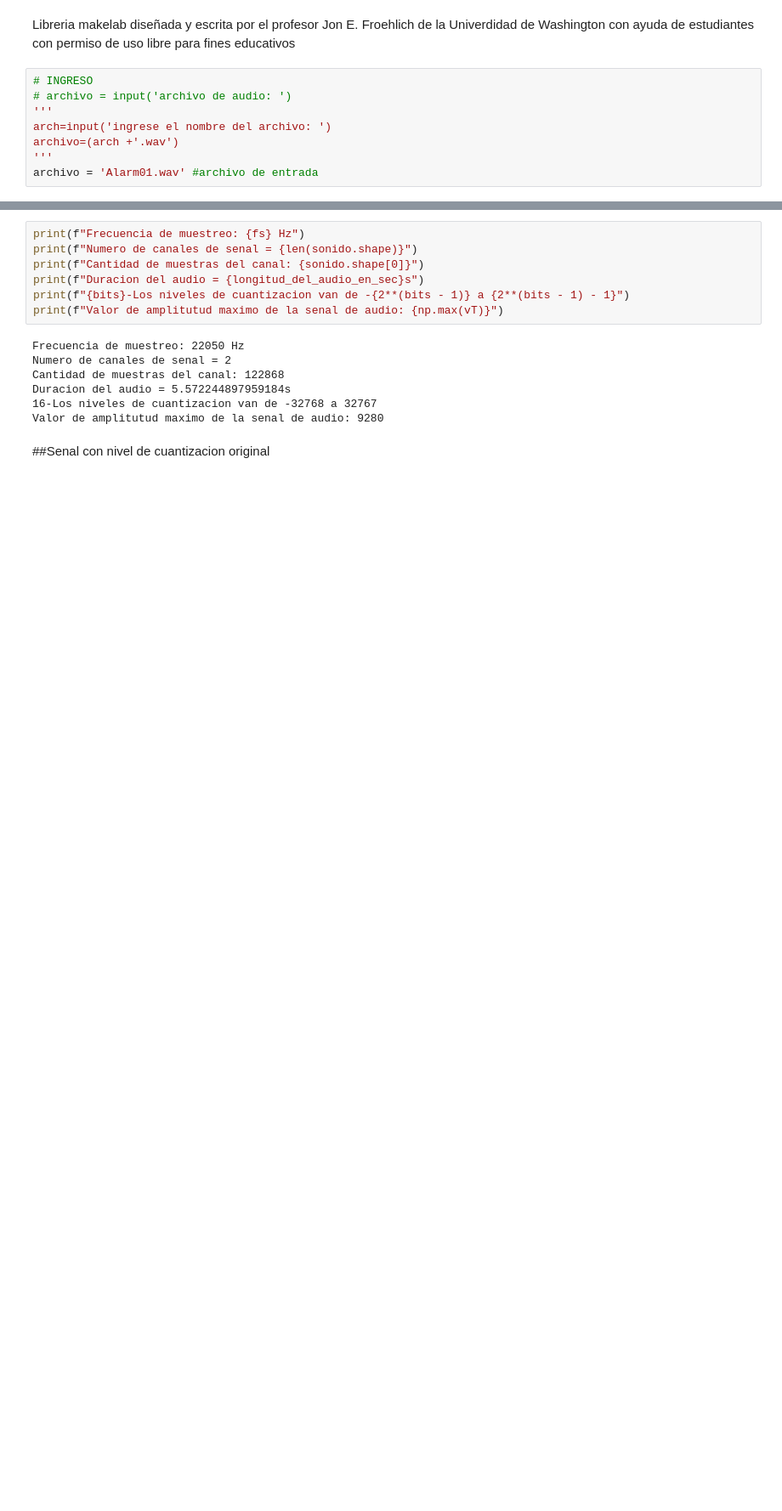
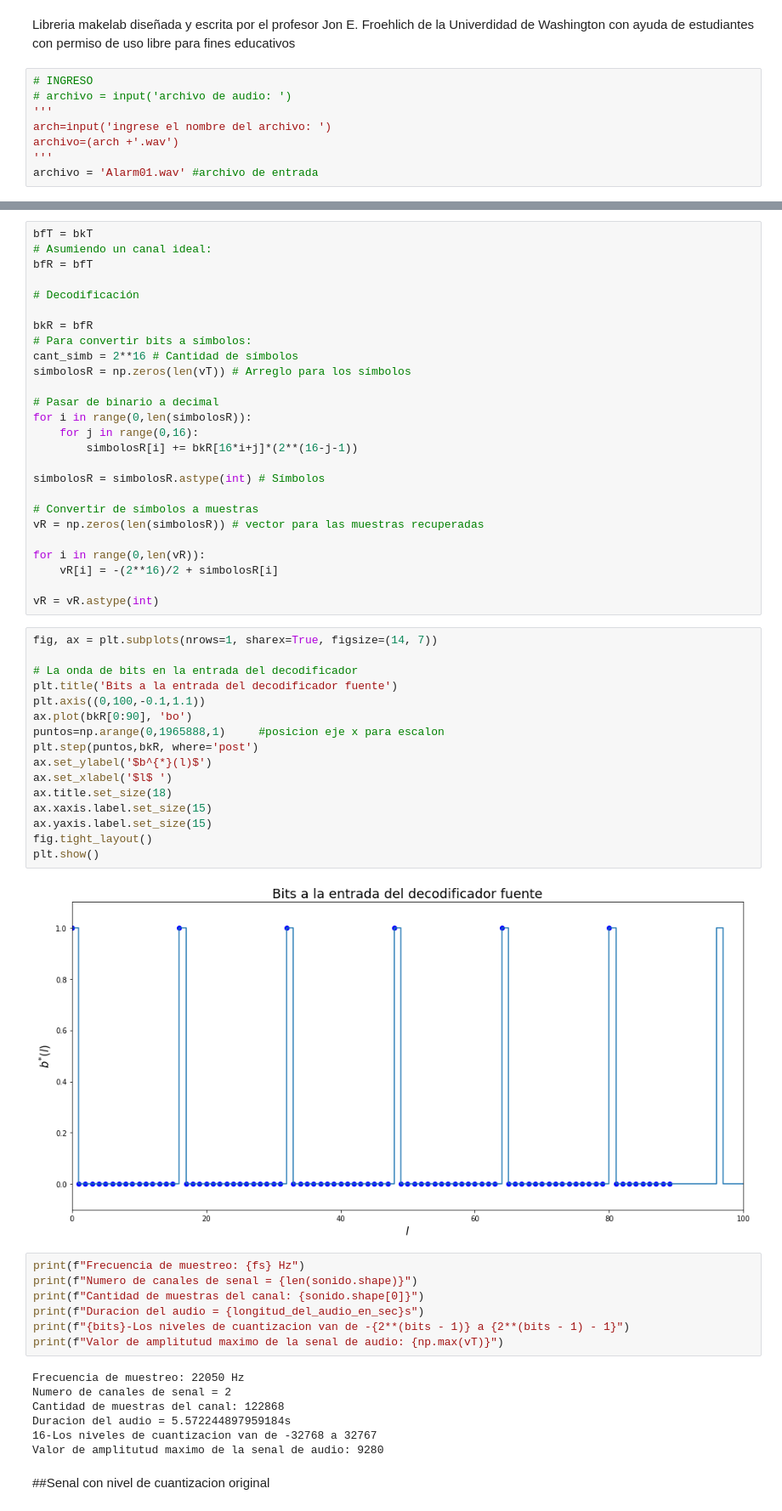
Before and after one commit to isacAlvaCas/Proyecto_1_ingenieria_telecomunicaciones, a Jupyter notebook: Proyecto01_ing_comunicaciones.ipynb, the cells around one changed output, grey strips where cells are left out. Shown: that part at 85% size. Drawn from its saved outputs; the diff is of its cells as text; blank space fills up the shorter version.

```diff
--- a/Proyecto01_ing_comunicaciones.ipynb
+++ b/Proyecto01_ing_comunicaciones.ipynb
@@ -70,3 +92,47 @@ print(bkT)
+# %%
+bfT = bkT
+# Asumiendo un canal ideal:
+bfR = bfT
+
+# Decodificación
+
+bkR = bfR
+# Para convertir bits a símbolos:
+cant_simb = 2**16 # Cantidad de símbolos
+simbolosR = np.zeros(len(vT)) # Arreglo para los símbolos
+
+# Pasar de binario a decimal
+for i in range(0,len(simbolosR)):
+    for j in range(0,16):
+        simbolosR[i] += bkR[16*i+j]*(2**(16-j-1))
+
+simbolosR = simbolosR.astype(int) # Símbolos
+
+# Convertir de símbolos a muestras
+vR = np.zeros(len(simbolosR)) # vector para las muestras recuperadas
+
+for i in range(0,len(vR)):
+    vR[i] = -(2**16)/2 + simbolosR[i]
+
+vR = vR.astype(int)
+# %%
+fig, ax = plt.subplots(nrows=1, sharex=True, figsize=(14, 7))
+
+# La onda de bits en la entrada del decodificador
+plt.title('Bits a la entrada del decodificador fuente')
+plt.axis((0,100,-0.1,1.1))
+ax.plot(bkR[0:90], 'bo')
+puntos=np.arange(0,1965888,1)     #posicion eje x para escalon
+plt.step(puntos,bkR, where='post')
+ax.set_ylabel('$b^{*}(l)$')
+ax.set_xlabel('$l$ ')
+ax.title.set_size(18)
+ax.xaxis.label.set_size(15)
+ax.yaxis.label.set_size(15)
+fig.tight_layout()
+plt.show()
+# %% [output]
+[figure, added]
 # %%
 print(f"Frecuencia de muestreo: {fs} Hz")
 print(f"Numero de canales de senal = {len(sonido.shape)}")
```
Also changed, not shown: parts of 8 cells of this notebook.
